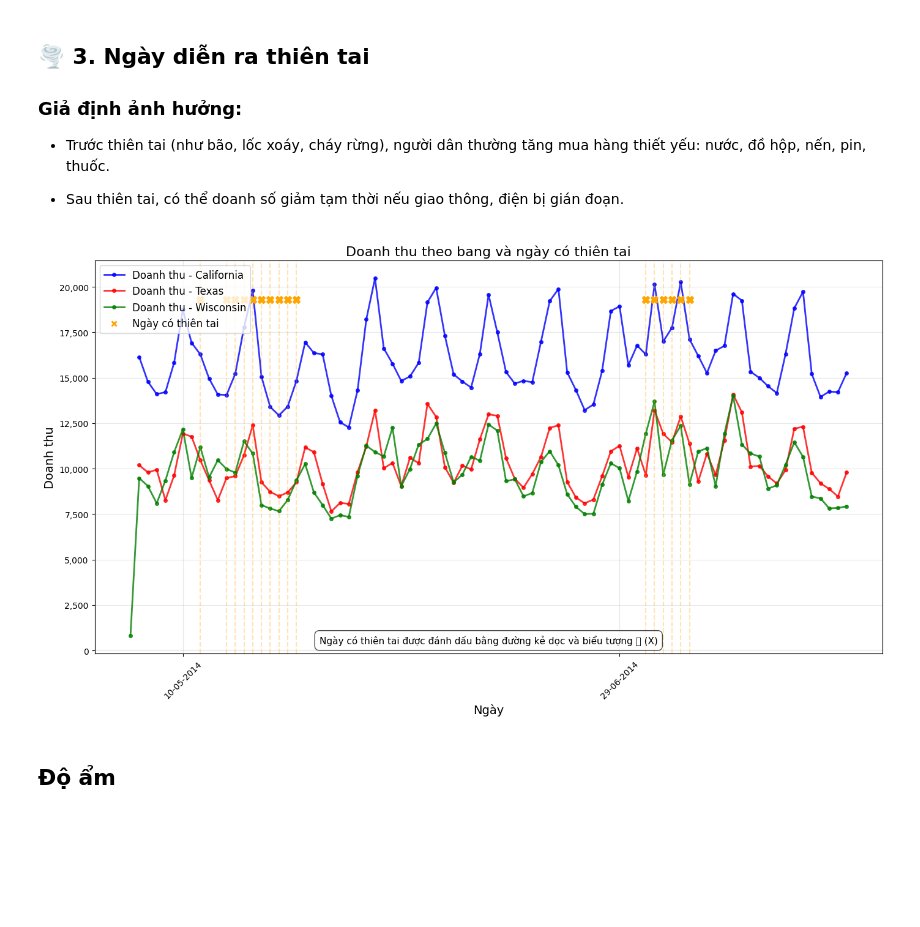
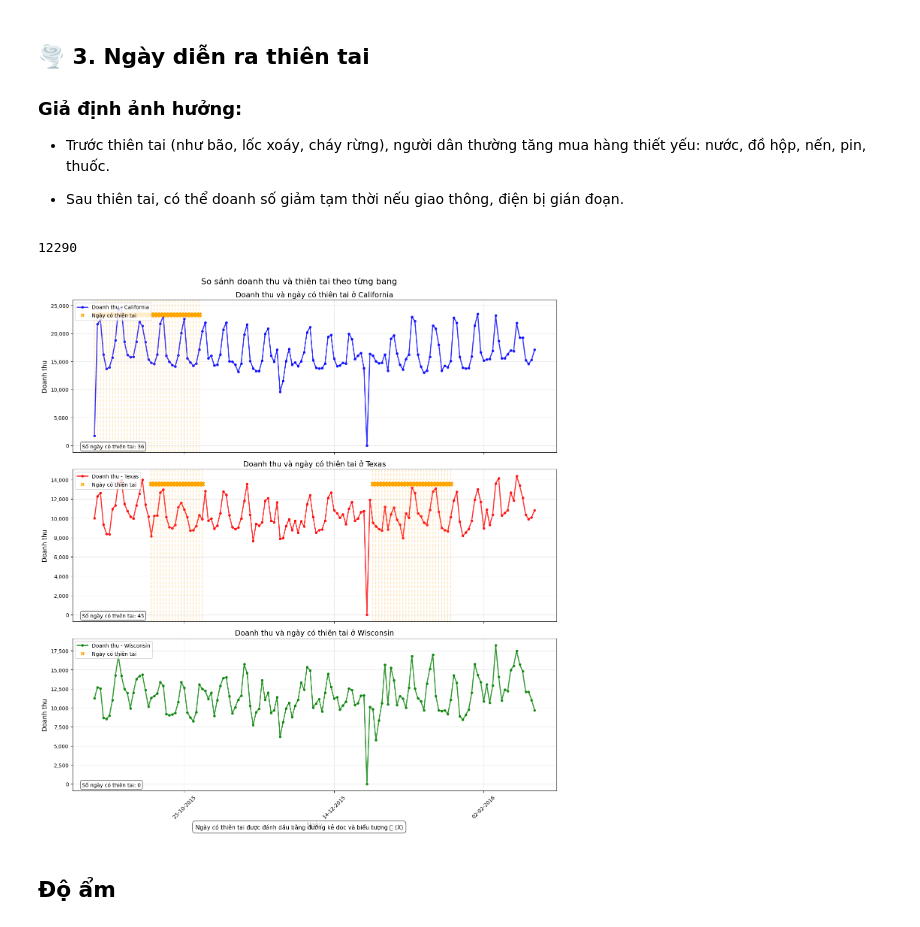
Before and after one commit to nguyenvanminh281005/CS116_Project, a Jupyter notebook: File_Ipynb/CS116_Python_for_ML_DMP_FeaturesEngineering.ipynb, the cells around one changed output. Saved outputs shown, nothing was run; the diff lists cells and outputs as text; code cells hidden in the pictures; blank space fills up the shorter version.

```diff
--- a/File_Ipynb/CS116_Python_for_ML_DMP_FeaturesEngineering.ipynb
+++ b/File_Ipynb/CS116_Python_for_ML_DMP_FeaturesEngineering.ipynb
@@ -462,14 +462,19 @@ plt.show()
 - Trước thiên tai (như bão, lốc xoáy, cháy rừng), người dân thường tăng mua hàng thiết yếu: nước, đồ hộp, nến, pin, thuốc.
 
 - Sau thiên tai, có thể doanh số giảm tạm thời nếu giao thông, điện bị gián đoạn.
+# %%
+del df
+gc.collect()
+# %% [output]
+12290
 # %%
-df = pd.read_parquet('../../data/train_val.parquet').head(7500000)
+dft = pd.read_parquet('../../data/train_val.parquet')
 # %%
 import matplotlib.dates as mdates
 from matplotlib.ticker import FuncFormatter
 from matplotlib.lines import Line2D
 
-df = df[:][5000000:7500000]
+df = dft[:][20500000:25000000]
 
 # Chuyển đổi state_id sang tên bang
 state_mapping = {
@@ -546,34 +551,34 @@ for i, state in enumerate(state_mapping.values()):
         xycoords='axes fraction',
         ha='left',
         va='bottom',
         fontsize=10,
         bbox=dict(boxstyle='round,pad=0.3', facecolor='white', alpha=0.7)
     )
 
 # Định dạng trục x chung
 axes[-1].xaxis.set_major_locator(mdates.DayLocator(interval=50))
 axes[-1].xaxis.set_major_formatter(mdates.DateFormatter('%d-%m-%Y'))
 axes[-1].set_xlabel('Ngày', fontsize=12)
 plt.xticks(rotation=45)
 
 # Tiêu đề chung
 fig.suptitle('So sánh doanh thu và thiên tai theo từng bang', fontsize=16, y=0.99)
 
 # Chú thích dưới biểu đồ
 fig.text(
     0.5, 0.01,
     'Ngày có thiên tai được đánh dấu bằng đường kẻ dọc và biểu tượng ❌ (X)',
     ha='center',
     va='bottom',
     fontsize=11,
     bbox=dict(boxstyle='round,pad=0.5', facecolor='white', alpha=0.7)
 )
 
 plt.tight_layout()
 plt.subplots_adjust(top=0.95, bottom=0.08)
 plt.show()
 # %% [output]
-[figure, old version]
+[figure, new version]
 # %% [markdown]
 ## Độ ẩm
 # %%
```
Also changed, not shown: parts of 5 cells of this notebook, 1 other file.
